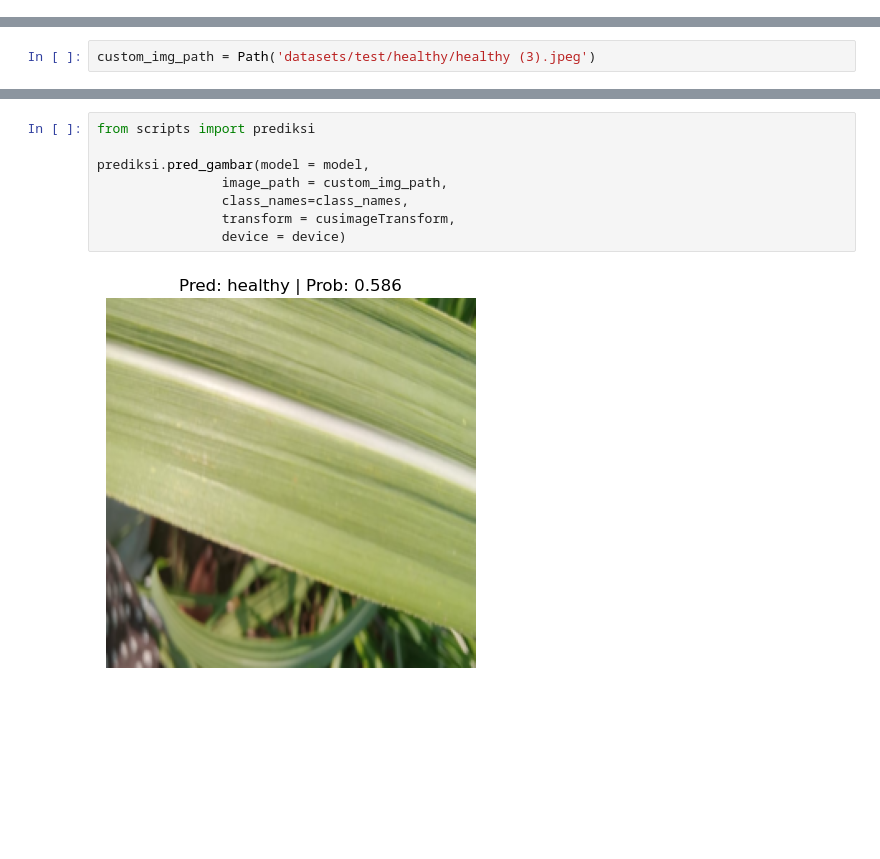
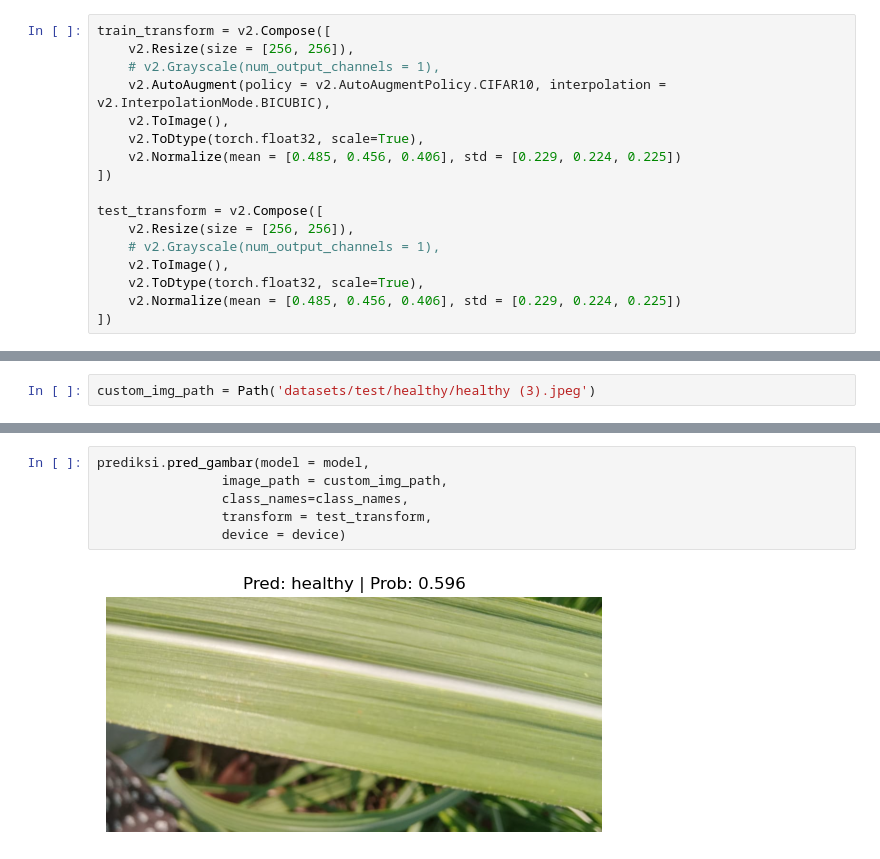
Before and after one commit to novalsofyan/repo-belajar, a Jupyter notebook: python/deteksi-tebu-transformer/swin.ipynb, the cells around one changed output, grey strips where cells are left out. Drawn from its saved outputs; the diff is of its cells as text; blank space fills up the shorter version.

```diff
--- a/python/deteksi-tebu-transformer/swin.ipynb
+++ b/python/deteksi-tebu-transformer/swin.ipynb
@@ -82,0 +48,17 @@ ImageClassification(
+# %%
+train_transform = v2.Compose([
+    v2.Resize(size = [256, 256]),
+    # v2.Grayscale(num_output_channels = 1),
+    v2.AutoAugment(policy = v2.AutoAugmentPolicy.CIFAR10, interpolation = v2.InterpolationMode.BICUBIC),
+    v2.ToImage(),
+    v2.ToDtype(torch.float32, scale=True),
+    v2.Normalize(mean = [0.485, 0.456, 0.406], std = [0.229, 0.224, 0.225])
+])
+
+test_transform = v2.Compose([
+    v2.Resize(size = [256, 256]),
+    # v2.Grayscale(num_output_channels = 1),
+    v2.ToImage(),
+    v2.ToDtype(torch.float32, scale=True),
+    v2.Normalize(mean = [0.485, 0.456, 0.406], std = [0.229, 0.224, 0.225])
+])
@@ -213,13 +217,11 @@ prediksi.plot_grafik_loss(results)
 # %%
-from scripts import prediksi
-
 prediksi.pred_gambar(model = model,
                 image_path = custom_img_path,
                 class_names=class_names,
-                transform = cusimageTransform,
+                transform = test_transform,
                 device = device)
 # %% [output]
-[figure, old version]
+[figure, new version]
 # %%
 prediksi.confusion_matrix(
     model = model,
```
Also changed, not shown: parts of 23 cells of this notebook, 3 other files.
